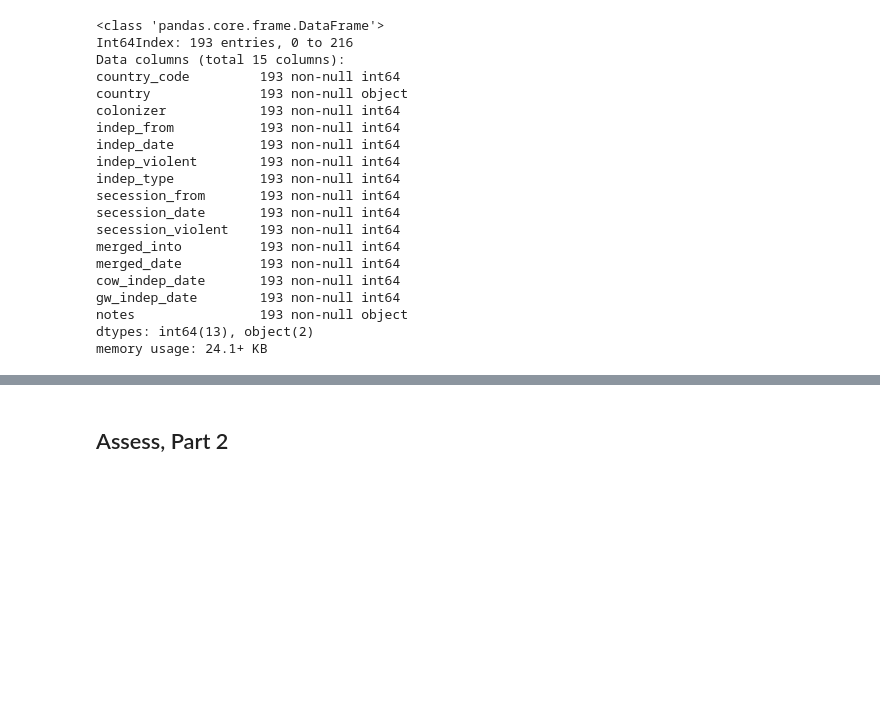
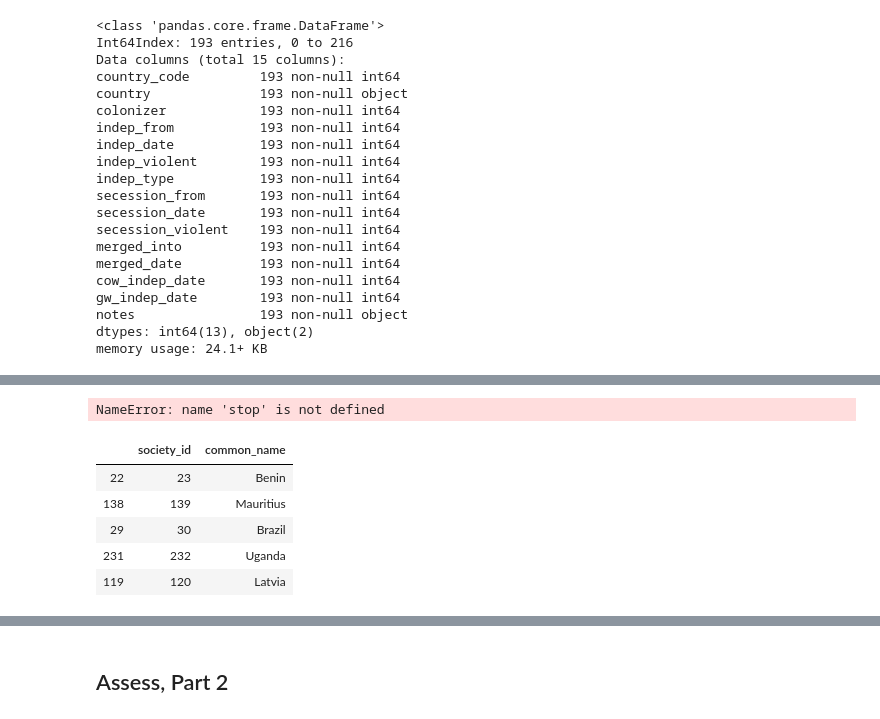
Before and after one commit to skustes/Former-Colonies, a Jupyter notebook: Former Colonies.ipynb, the cells around one changed output, grey strips where cells are left out. Drawn from its saved outputs; the diff is of its cells as text; code cells hidden in the pictures; blank space fills up the shorter version.

```diff
--- a/Former Colonies.ipynb
+++ b/Former Colonies.ipynb
@@ -175,0 +188,16 @@ memory usage: 24.1+ KB
+# %%
+stop
+# %% [output]
+NameError: name 'stop' is not defined
+# %%
+# Get societies from the database
+query = db.run_query('SELECT society_id, common_name FROM society')
+societies = pd.DataFrame.from_dict( query['data'] )
+societies.sample(5)
+# %% [output]
+|  | society_id | common_name |
+| 22 | 23 | Benin |
+| 138 | 139 | Mauritius |
+| 29 | 30 | Brazil |
+| 231 | 232 | Uganda |
+| 119 | 120 | Latvia |
```
Also changed, not shown: parts of 41 cells of this notebook, 1 other file.
